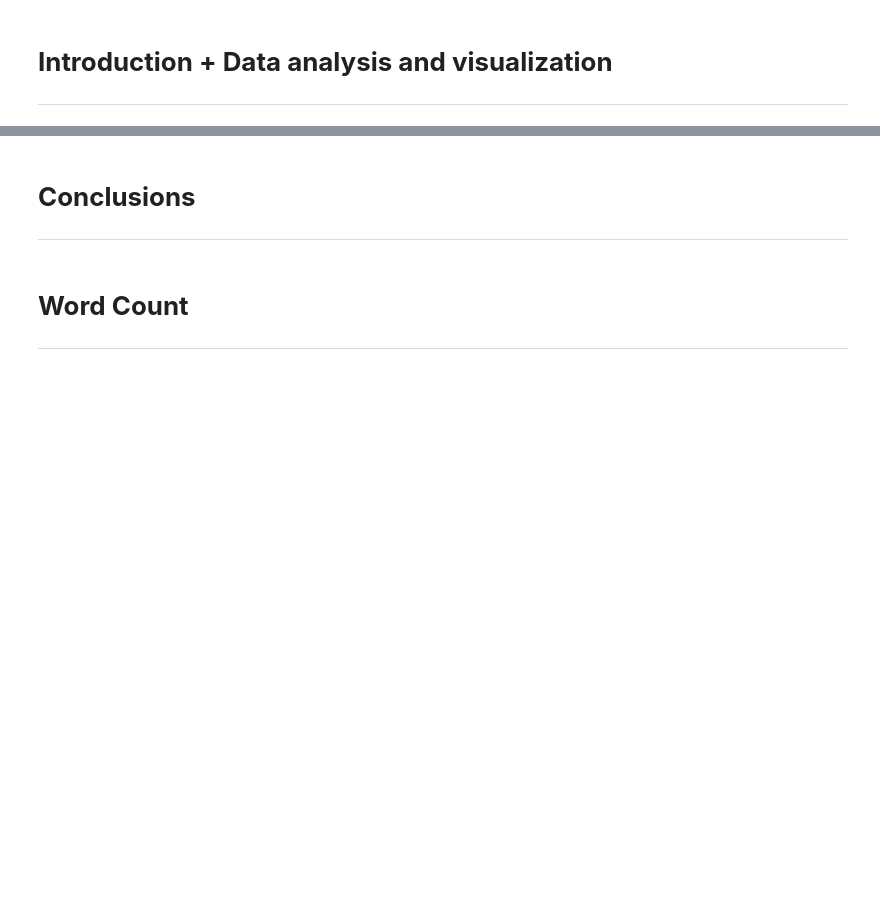
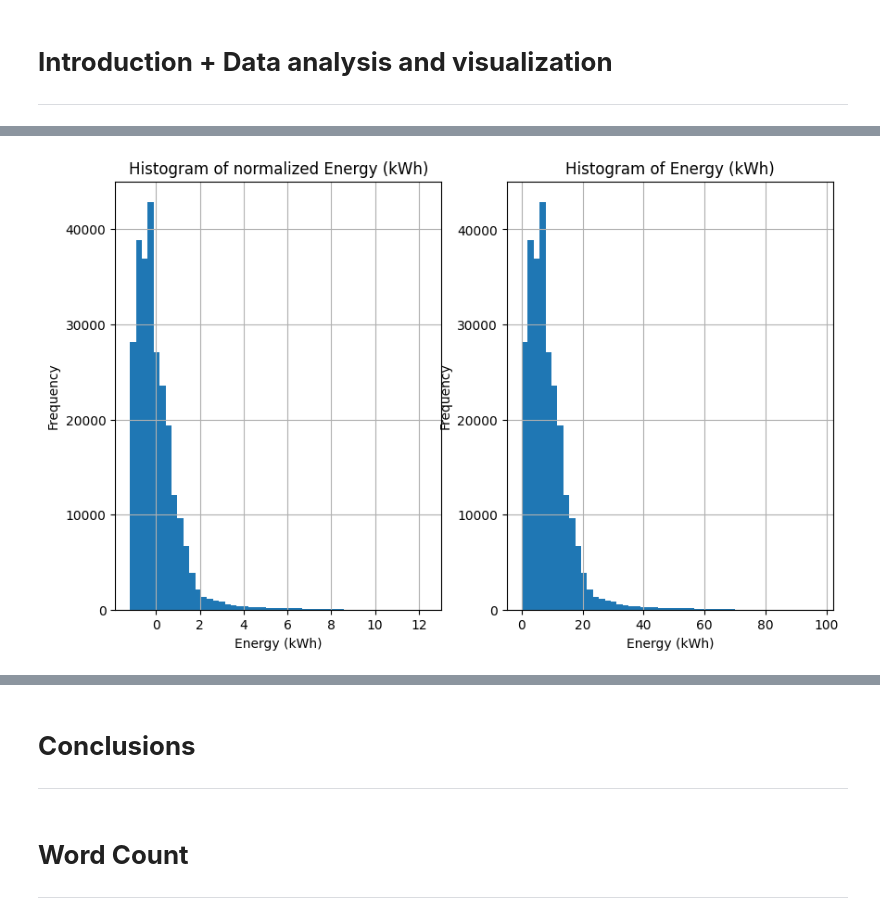
Before and after one commit to DitteGilsfeldt/42577-Introduction-to_Business_Analytics__Project, a Jupyter notebook: Project.ipynb, the cells around one changed output, grey strips where cells are left out. Saved outputs shown, nothing was run; the diff lists cells and outputs as text; code cells hidden in the pictures; blank space fills up the shorter version.

```diff
--- a/Project.ipynb
+++ b/Project.ipynb
@@ -3,0 +142,17 @@
+# %%
+plt.subplot(1, 2, 1)
+energy_normalized.hist(bins=50, figsize=(10, 6))
+plt.title('Histogram of normalized Energy (kWh)')
+plt.xlabel('Energy (kWh)')
+plt.ylabel('Frequency')
+
+plt.subplot(1, 2, 2)
+Energy.hist(bins=50, figsize=(10, 6))
+
+plt.title('Histogram of Energy (kWh)')
+plt.xlabel('Energy (kWh)')
+plt.ylabel('Frequency')
+
+plt.show()
+# %% [output]
+[figure, added]
```
Also changed, not shown: parts of 27 cells of this notebook, 1 other file.
